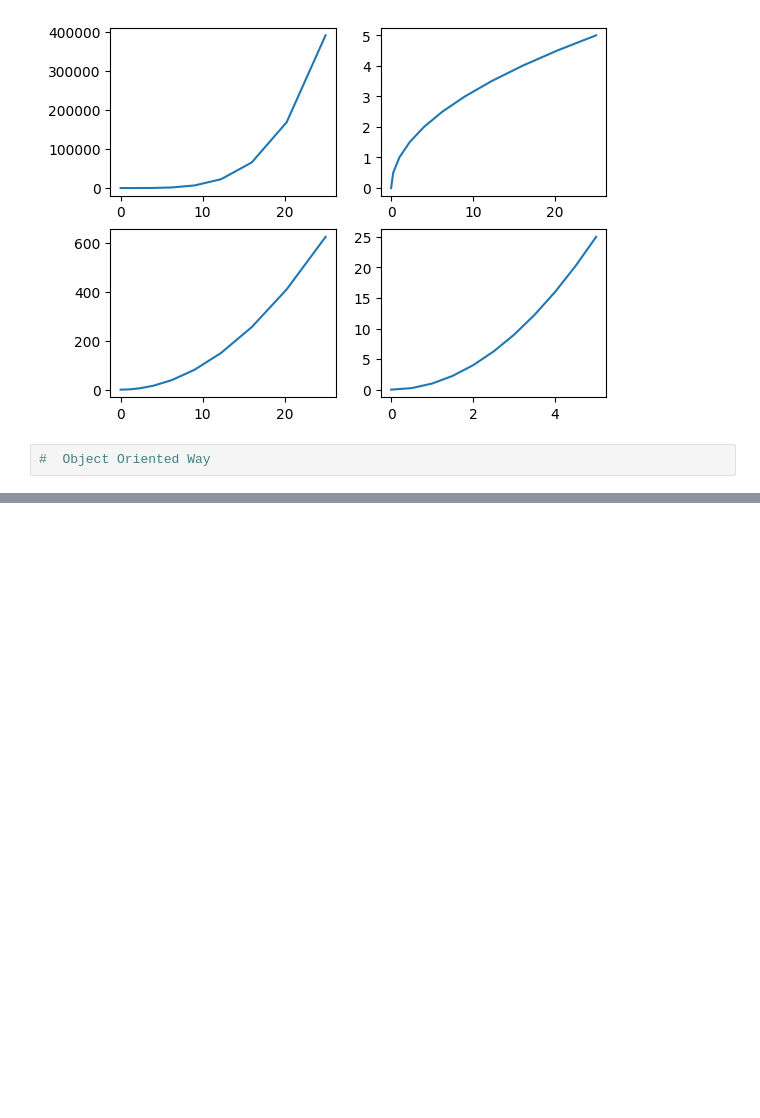
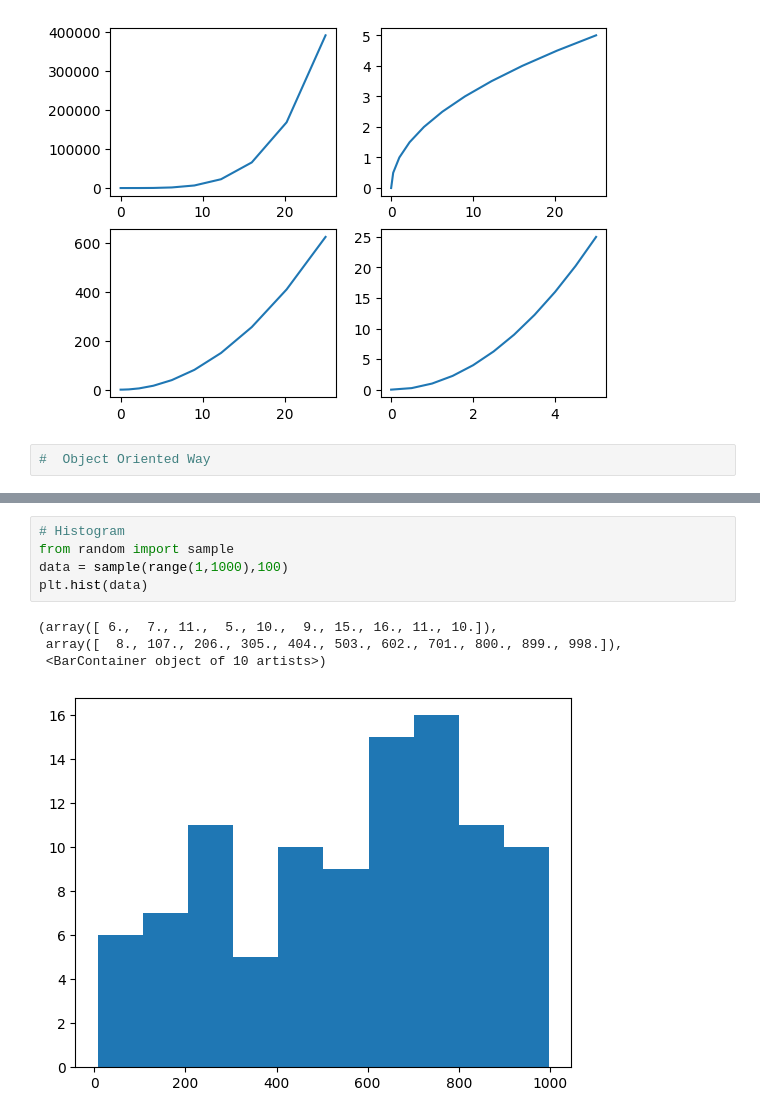
Before and after one commit to Sandeep4118/colab-project, a Jupyter notebook: Data_Visualization.ipynb, the cells around one changed output, grey strips where cells are left out. Cells and saved outputs as stored; diff of their text form; blank space fills up the shorter version.

```diff
--- a/Data_Visualization.ipynb
+++ b/Data_Visualization.ipynb
@@ -54,0 +64,10 @@ axis2.plot(x,y)
+# %%
+# Histogram
+from random import sample
+data = sample(range(1,1000),100)
+plt.hist(data)
+# %% [output]
+(array([ 6.,  7., 11.,  5., 10.,  9., 15., 16., 11., 10.]),
+ array([  8., 107., 206., 305., 404., 503., 602., 701., 800., 899., 998.]),
+ <BarContainer object of 10 artists>)
+[figure, added]
```
Also changed, not shown: parts of 10 cells of this notebook.
